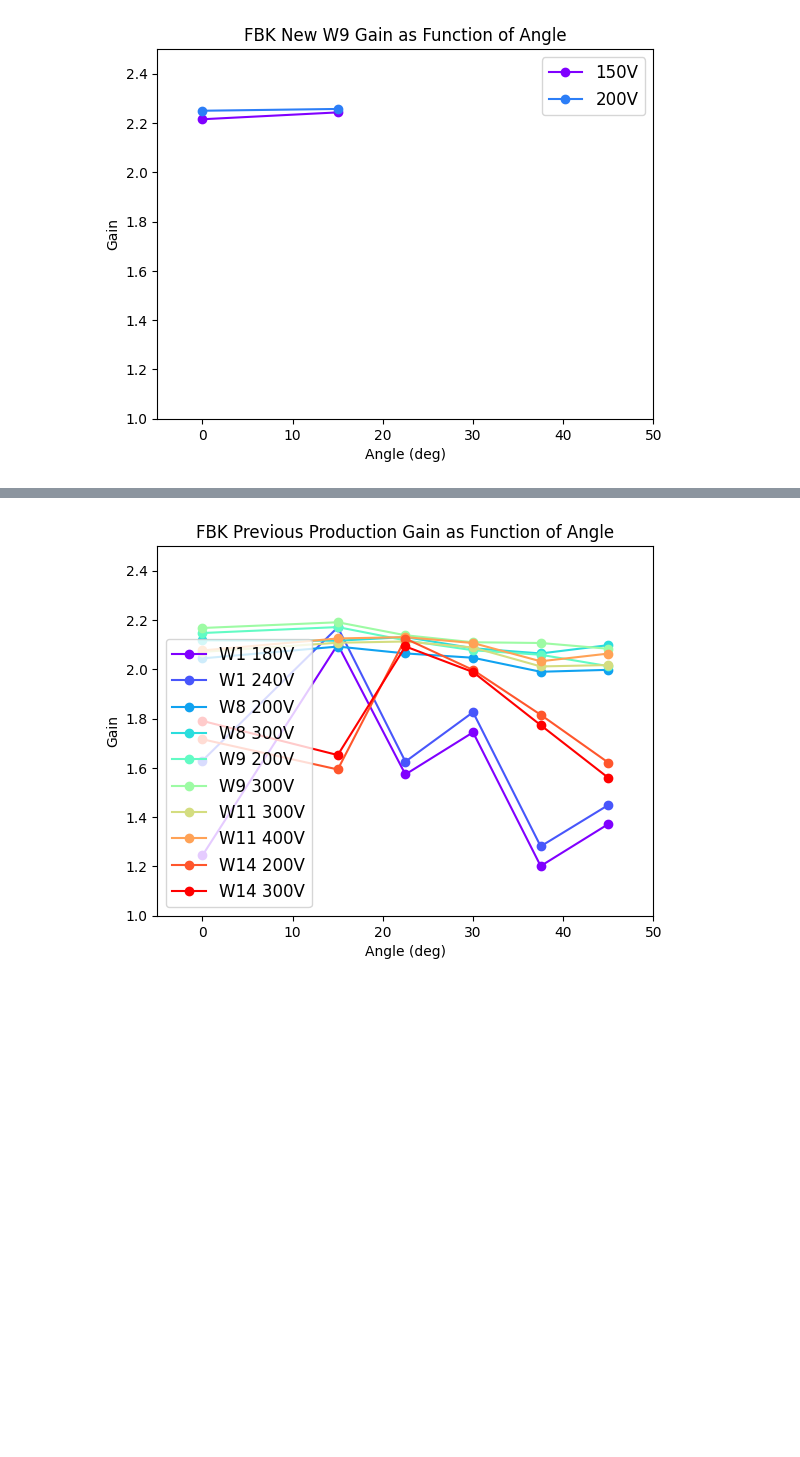
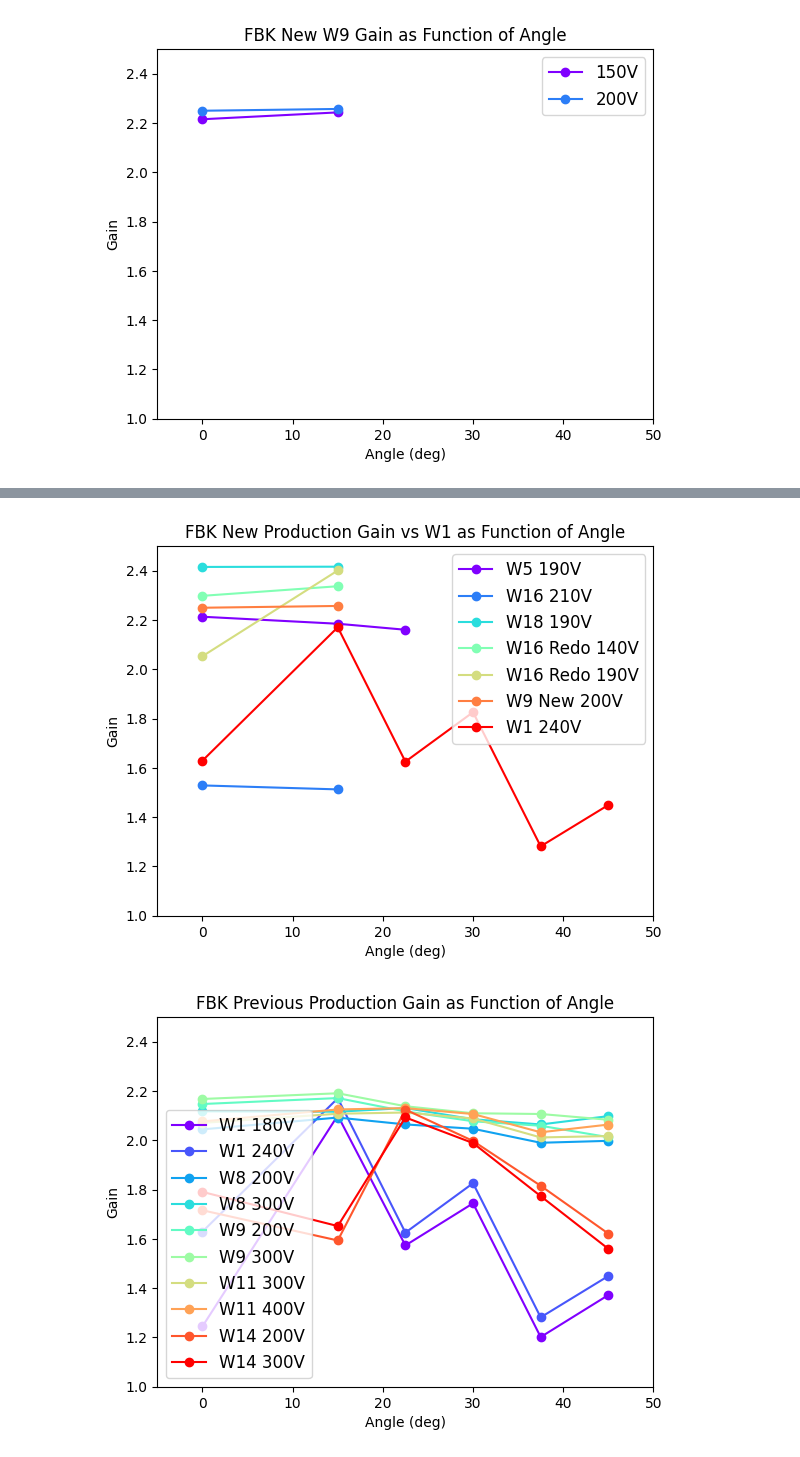
Before and after one commit to wasdfttt/Alpha-Station, a Jupyter notebook: Alpha Station Analysis/Gain Plot.ipynb, the cells around one changed output, grey strips where cells are left out. Cells and saved outputs as stored; diff of their text form; code cells hidden in the pictures; blank space fills up the shorter version.

```diff
--- a/Alpha Station Analysis/Gain Plot.ipynb
+++ b/Alpha Station Analysis/Gain Plot.ipynb
@@ -353,3 +354,24 @@ plt.show()
+# %%
+colours = cm.rainbow(np.linspace(0,1,7))
+angles = [0, 15, 22.5]
+plt.plot(angles, W5_190VMeans, color = colours[0], label = 'W5 190V', marker = 'o')
+angles = [0, 15]
+plt.plot(angles, W16_210VMeans, color = colours[1], label = 'W16 210V', marker = 'o')
+plt.plot(angles, W18_190VMeans, color = colours[2], label = 'W18 190V', marker = 'o')
+plt.plot(angles, W16_140VMeans, color = colours[3], label = 'W16 Redo 140V', marker = 'o')
+plt.plot(angles, W16_190VMeans, color = colours[4], label = 'W16 Redo 190V', marker = 'o')
+plt.plot(angles, W9_new_200VMeans, color=colours[5], label = 'W9 New 200V', marker = 'o')
+angles = [0, 15, 22.5, 30, 37.5, 45]
+plt.plot(angles, W1_240VMeans, color = colours[6], label = 'W1 240V', marker = 'o')
+plt.axis([-5, 50, 1, 2.5])
+plt.xlabel('Angle (deg)')
+plt.ylabel('Gain')
+plt.title('FBK New Production Gain vs W1 as Function of Angle')
+plt.legend(loc = 'upper right', fontsize = 12)
+angles = [0, 15, 22, 30, 37, 45]
+plt.show()
+# %% [output]
+[figure, added]
 # %%
 colours = cm.rainbow(np.linspace(0,1,10))
 angles = [0, 15, 22.5, 30, 37.5, 45]
```
Also changed, not shown: parts of 2 cells of this notebook, 2 other files.
